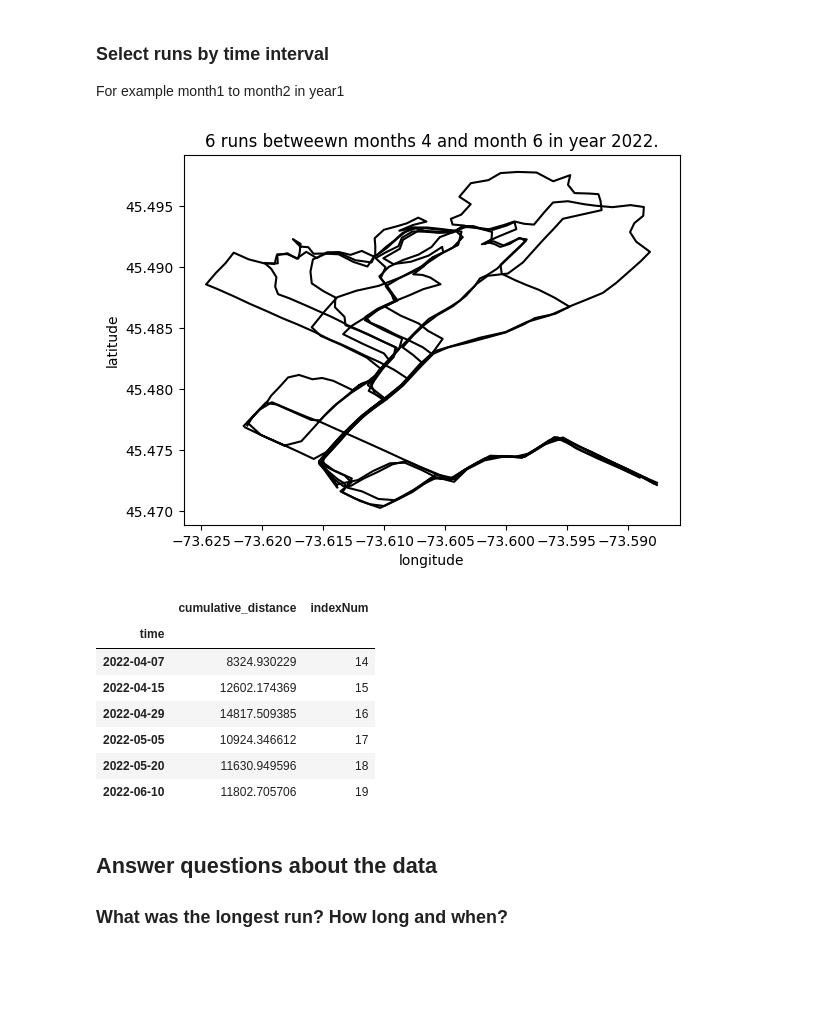
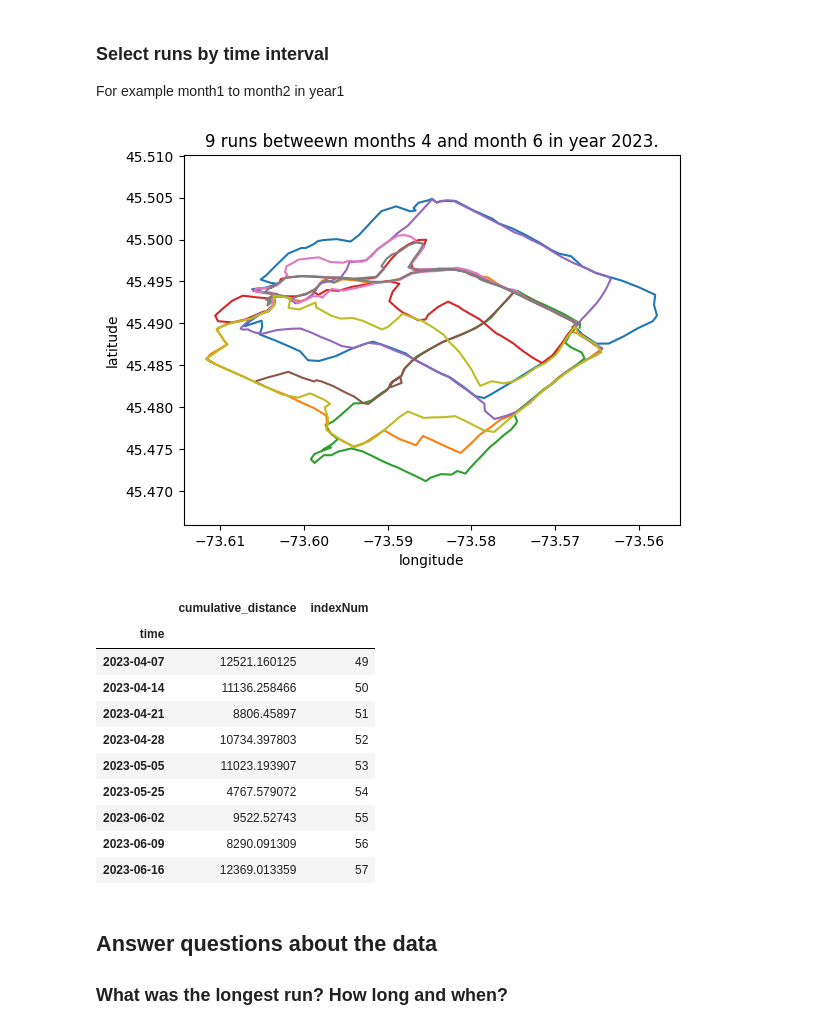
Before and after one commit to mrbonsoir/datavizRun, a Jupyter notebook: notebook/DatatavizDataGPS.ipynb, the cells around one changed output. Drawn from its saved outputs; the diff is of its cells as text; code cells hidden in the pictures; blank space fills up the shorter version.

```diff
--- a/notebook/DatatavizDataGPS.ipynb
+++ b/notebook/DatatavizDataGPS.ipynb
@@ -105,7 +117,7 @@ index_sel = np.array(index_sel)
 # plot the traces
 for c, i in enumerate(index_sel):
     single_gps_trace_df = list_run_df[index_sel[c]]
-    plt.plot(single_gps_trace_df["longitude"],single_gps_trace_df["latitude"], color='k')
+    plt.plot(single_gps_trace_df["longitude"],single_gps_trace_df["latitude"])
 
 plt.title("{0:1.0f} runs in year {1:1.0f}.".format(index_sel.size, year_sel))
 plt.xlabel("longitude")
@@ -166,7 +178,7 @@ index_sel = np.array(select_df["indexNum"].tolist())
 # plot the traces
 for c, i in enumerate(index_sel):
     single_gps_trace_df = list_run_df[index_sel[c]]
-    plt.plot(single_gps_trace_df["longitude"],single_gps_trace_df["latitude"], color='k')
+    plt.plot(single_gps_trace_df["longitude"],single_gps_trace_df["latitude"])
 
 plt.title("{0:1.0f} runs in year {1:1.0f}.".format(index_sel.size, year_sel))
 plt.xlabel("longitude")
@@ -179,16 +191,16 @@ plt.show()
 ### Select all runs in a single month over all the years
 # %%
 # This below
-month_sel = 7
+month_sel = 6
 select_df = all_last_trace_entree_df[all_last_trace_entree_df.index.month == month_sel].copy()
 index_sel = np.array(select_df["indexNum"].tolist())
 
 # plot the traces
 for c, i in enumerate(index_sel):
     single_gps_trace_df = list_run_df[index_sel[c]]
-    plt.plot(single_gps_trace_df["longitude"],single_gps_trace_df["latitude"], color='k')
+    plt.plot(single_gps_trace_df["longitude"],single_gps_trace_df["latitude"])
 
-plt.title("{0:1.0f} runs in all July months {1:1.0f}.".format(index_sel.size, month_sel))
+plt.title("{0:1.0f} runs in all months {1:1.0f}.".format(index_sel.size, month_sel))
 plt.xlabel("longitude")
 plt.ylabel("latitude")
 plt.axis("equal")
@@ -211,35 +223,38 @@ For example month1 to month2 in year1
 # %%
 # This below
 month_sel1 = 4
 month_sel2 = 6
-year_sel  = 2022
+year_sel  = 2023
 select_df = all_last_trace_entree_df[(all_last_trace_entree_df.index.month >= month_sel1) &
 (all_last_trace_entree_df.index.month <= month_sel2) &
 (all_last_trace_entree_df.index.year == year_sel) ].copy()
 index_sel = np.array(select_df["indexNum"].tolist())
 
 # plot the traces
 for c, i in enumerate(index_sel):
     single_gps_trace_df = list_run_df[index_sel[c]]
-    plt.plot(single_gps_trace_df["longitude"],single_gps_trace_df["latitude"], color='k')
+    plt.plot(single_gps_trace_df["longitude"],single_gps_trace_df["latitude"])
 
 plt.title("{0:1.0f} runs betweewn months {1:1.0f} and month {2:1.0f} in year {3:1.0f}.".format(index_sel.size, month_sel1, month_sel2, year_sel))
 plt.xlabel("longitude")
 plt.ylabel("latitude")
 plt.axis("equal")
 plt.show()
 
 select_df
 # %% [output]
-[figure, old version]
+[figure, new version]
 |  | cumulative_distance | indexNum |
 | time |  |  |
-| 2022-04-07 | 8324.930229 | 14 |
-| 2022-04-15 | 12602.174369 | 15 |
-| 2022-04-29 | 14817.509385 | 16 |
-| 2022-05-05 | 10924.346612 | 17 |
-| 2022-05-20 | 11630.949596 | 18 |
-| 2022-06-10 | 11802.705706 | 19 |
+| 2023-04-07 | 12521.160125 | 49 |
+| 2023-04-14 | 11136.258466 | 50 |
+| 2023-04-21 | 8806.45897 | 51 |
+| 2023-04-28 | 10734.397803 | 52 |
+| 2023-05-05 | 11023.193907 | 53 |
+| 2023-05-25 | 4767.579072 | 54 |
+| 2023-06-02 | 9522.52743 | 55 |
+| 2023-06-09 | 8290.091309 | 56 |
+| 2023-06-16 | 12369.013359 | 57 |
 # %% [markdown]
 ## Answer questions about the data
 
```
Also changed, not shown: parts of 12 cells of this notebook, 2 other files.
